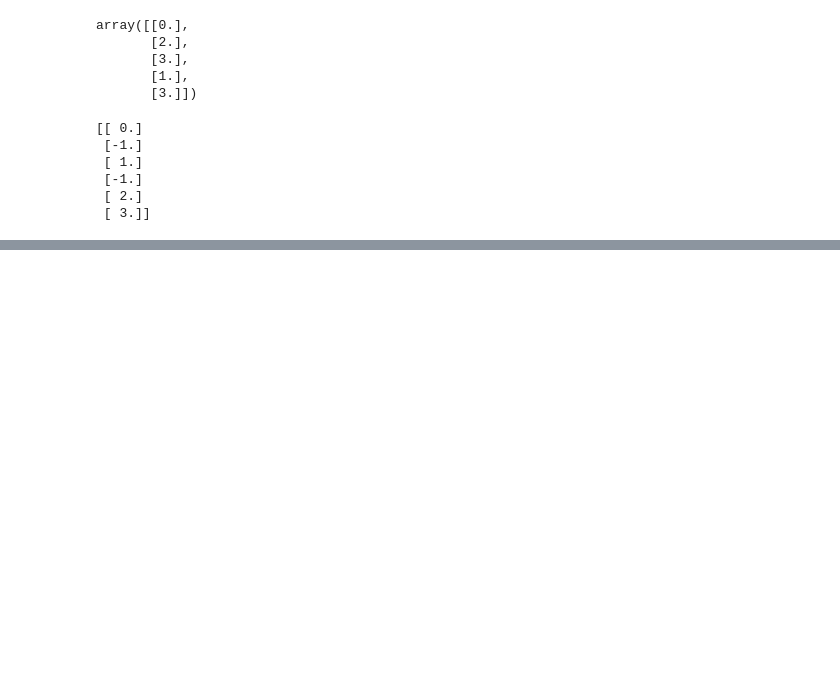
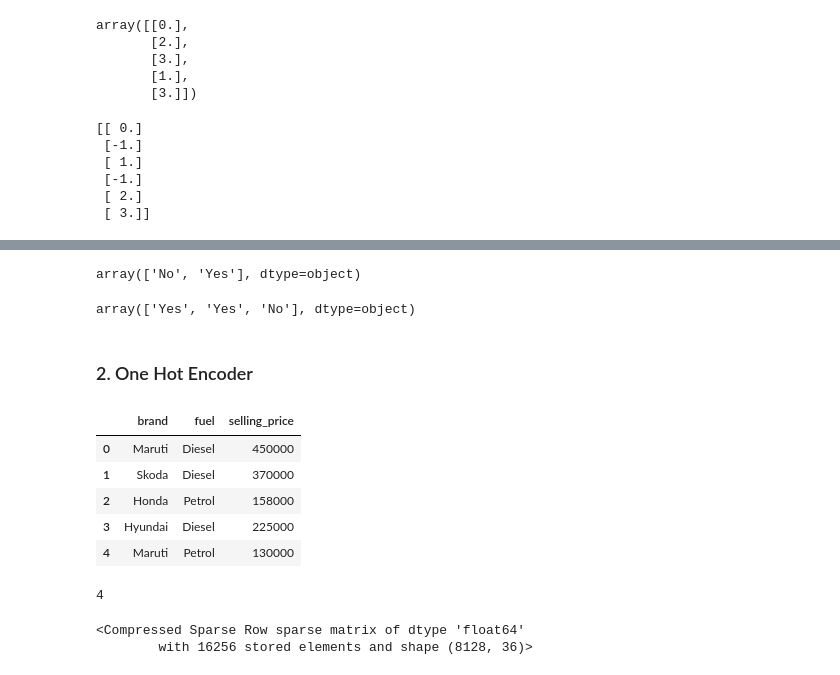
Before and after one commit to vedantdobhalgermany/Advance-ML, a Jupyter notebook: Feature_Engineering/FeatureEncoding1.ipynb, the cells around one changed output, grey strips where cells are left out. Saved outputs shown, nothing was run; the diff lists cells and outputs as text; code cells hidden in the pictures; blank space fills up the shorter version.

```diff
--- a/Feature_Engineering/FeatureEncoding1.ipynb
+++ b/Feature_Engineering/FeatureEncoding1.ipynb
@@ -163,0 +185,20 @@ print(encoded_data)
+# %%
+le.classes_
+# %% [output]
+array(['No', 'Yes'], dtype=object)
+# %%
+le.inverse_transform(np.array([1,1,0]))
+# %% [output]
+array(['Yes', 'Yes', 'No'], dtype=object)
+# %% [markdown]
+### 2. One Hot Encoder
+# %%
+cars = pd.read_csv('cars.csv').drop(columns=['km_driven','owner'])
+cars.head()
+# %% [output]
+|  | brand | fuel | selling_price |
+| 0 | Maruti | Diesel | 450000 |
+| 1 | Skoda | Diesel | 370000 |
+| 2 | Honda | Petrol | 158000 |
+| 3 | Hyundai | Diesel | 225000 |
+| 4 | Maruti | Petrol | 130000 |
@@ -163,0 +211,4 @@ print(encoded_data)
+# %%
+X_train['fuel'].nunique()
+# %% [output]
+4
@@ -163,0 +219,5 @@ print(encoded_data)
+# %%
+ohe.fit_transform(X)
+# %% [output]
+<Compressed Sparse Row sparse matrix of dtype 'float64'
+        with 16256 stored elements and shape (8128, 36)>
```
Also changed, not shown: parts of 29 cells of this notebook.
